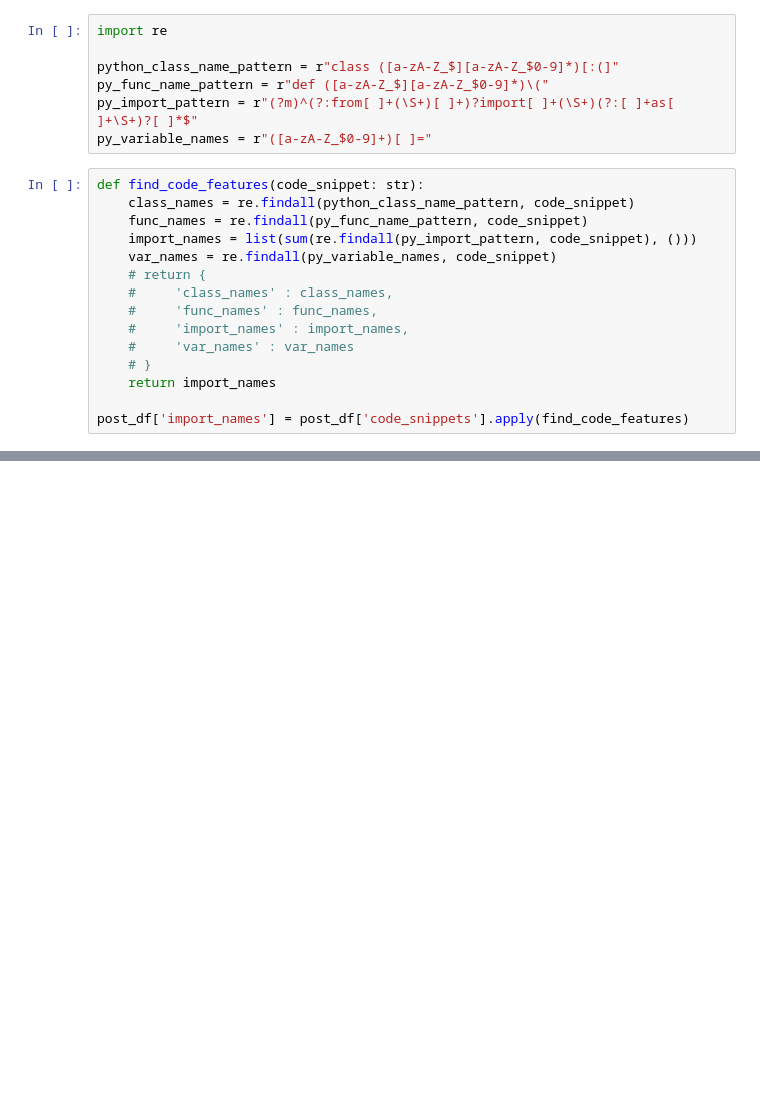
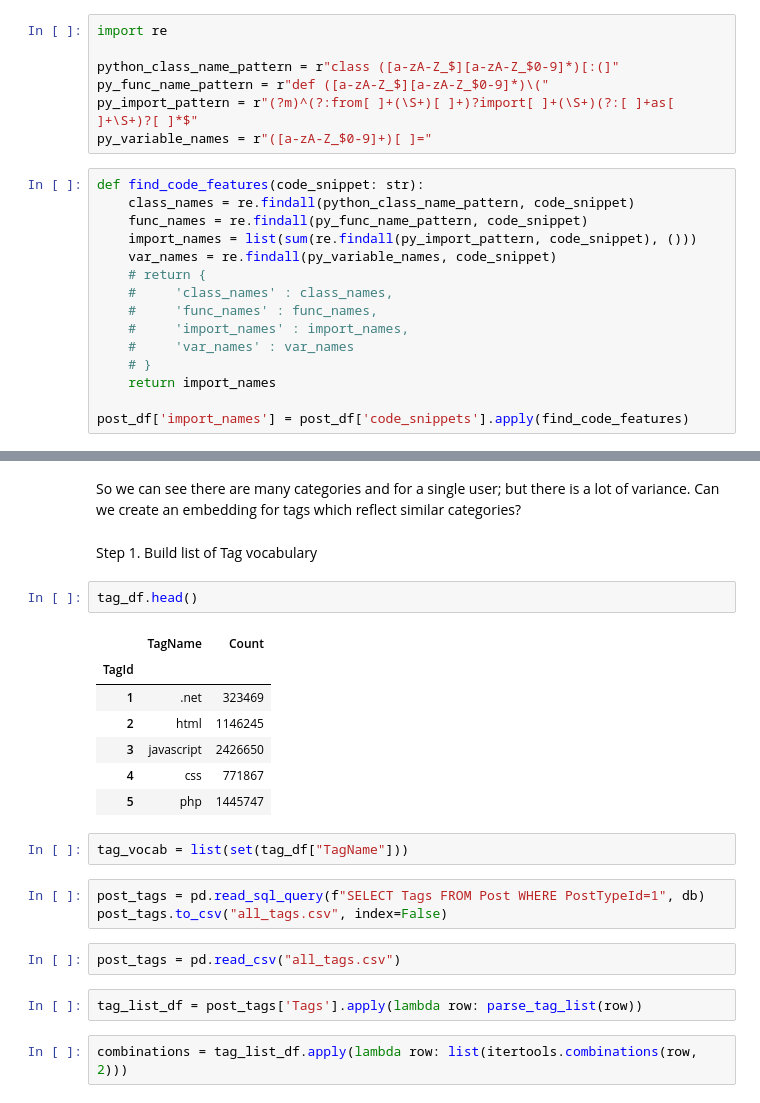
Before and after one commit to liamhbyrne/Graph4StackOverflow, a Jupyter notebook: embeddings/embeddings.ipynb, the cells around one changed output, grey strips where cells are left out. Drawn from its saved outputs; the diff is of its cells as text; blank space fills up the shorter version.

```diff
--- a/embeddings/embeddings.ipynb
+++ b/embeddings/embeddings.ipynb
@@ -281,0 +198,26 @@ Building the graph
+# %% [markdown]
+So we can see there are many categories and for a single user; but there is a lot of variance.
+Can we create an embedding for tags which reflect similar categories?
+# %% [markdown]
+Step 1. Build list of Tag vocabulary
+# %%
+tag_df.head()
+# %% [output]
+|  | TagName | Count |
+| TagId |  |  |
+| 1 | .net | 323469 |
+| 2 | html | 1146245 |
+| 3 | javascript | 2426650 |
+| 4 | css | 771867 |
+| 5 | php | 1445747 |
+# %%
+tag_vocab = list(set(tag_df["TagName"]))
+# %%
+post_tags = pd.read_sql_query(f"SELECT Tags FROM Post WHERE PostTypeId=1", db)
+post_tags.to_csv("all_tags.csv", index=False)
+# %%
+post_tags = pd.read_csv("all_tags.csv")
+# %%
+tag_list_df = post_tags['Tags'].apply(lambda row: parse_tag_list(row))
+# %%
+combinations = tag_list_df.apply(lambda row: list(itertools.combinations(row, 2)))
```
Also changed, not shown: parts of 34 cells of this notebook, 2 other files.
